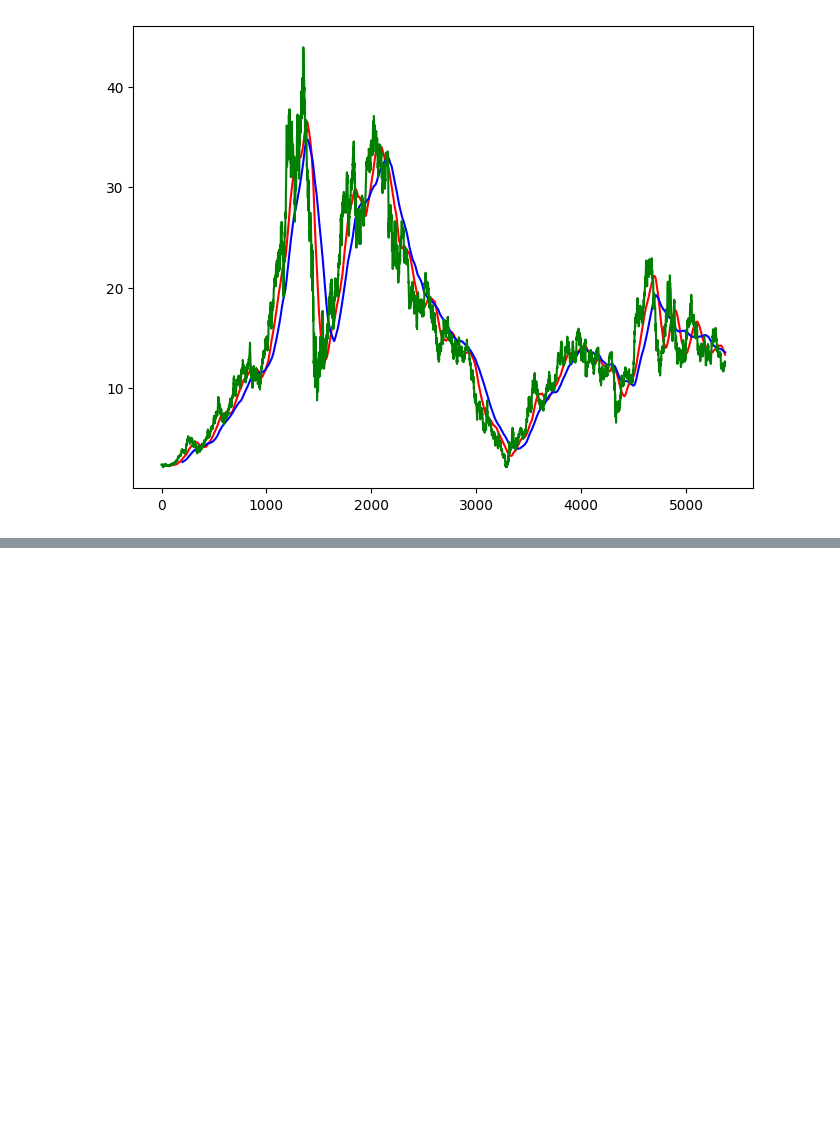
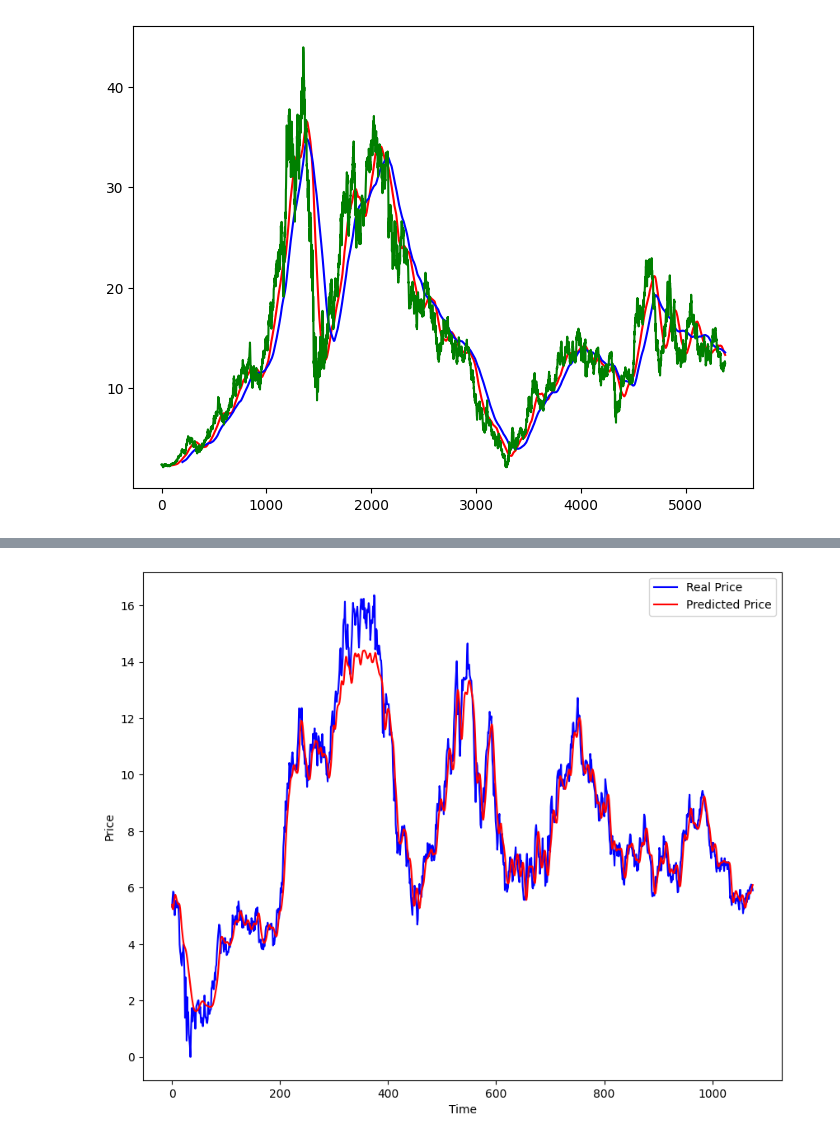
Before and after one commit to franciscoaero/MLStock, a Jupyter notebook: MLStock.ipynb, the cells around one changed output, grey strips where cells are left out. Saved outputs shown, nothing was run; the diff lists cells and outputs as text; code cells hidden in the pictures; blank space fills up the shorter version.

Commit message:
Updated model and created Streamlit application

```diff
--- a/MLStock.ipynb
+++ b/MLStock.ipynb
@@ -51,0 +151,17 @@ data_train.shape[0], data_test.shape[0]
+# %%
+# Scaling the test data using the same scaler used for training data
+data_test_scaled = scaler.fit_transform(data_test)
+# %%
+# Preparing the test data sequences and targets for prediction
+x = []
+y = []
+
+for i in range(100, data_test_scaled.shape[0]):
+    x.append(data_test_scaled[i-100:i]) # Sequences of 100 days (features)
+    y.append(data_test_scaled[i,0]) # Target (next day's closing price)
+
+# Converting sequences and targets to numpy arrays
+x, y = np.array(x), np.array(y)
+# %%
+# Making predictions using the trained LSTM model
+y_pred = model.predict(x)
@@ -51,0 +170,16 @@ data_train.shape[0], data_test.shape[0]
+# %%
+# Rescaling the predicted and actual prices back to their original scale
+scale = 1/scaler.scale_
+y_pred = y_pred*scale
+y = y*scale
+# %%
+# Plotting the actual vs. predicted prices
+plt.figure(figsize=(10,8))
+plt.plot(y, 'b', label='Real Price')
+plt.plot(y_pred, 'r', label='Predicted Price')
+plt.xlabel('Time')
+plt.ylabel('Price')
+plt.legend()
+plt.show()
+# %% [output]
+[figure, added]
```
Also changed, not shown: parts of 20 cells of this notebook, 2 other files.
